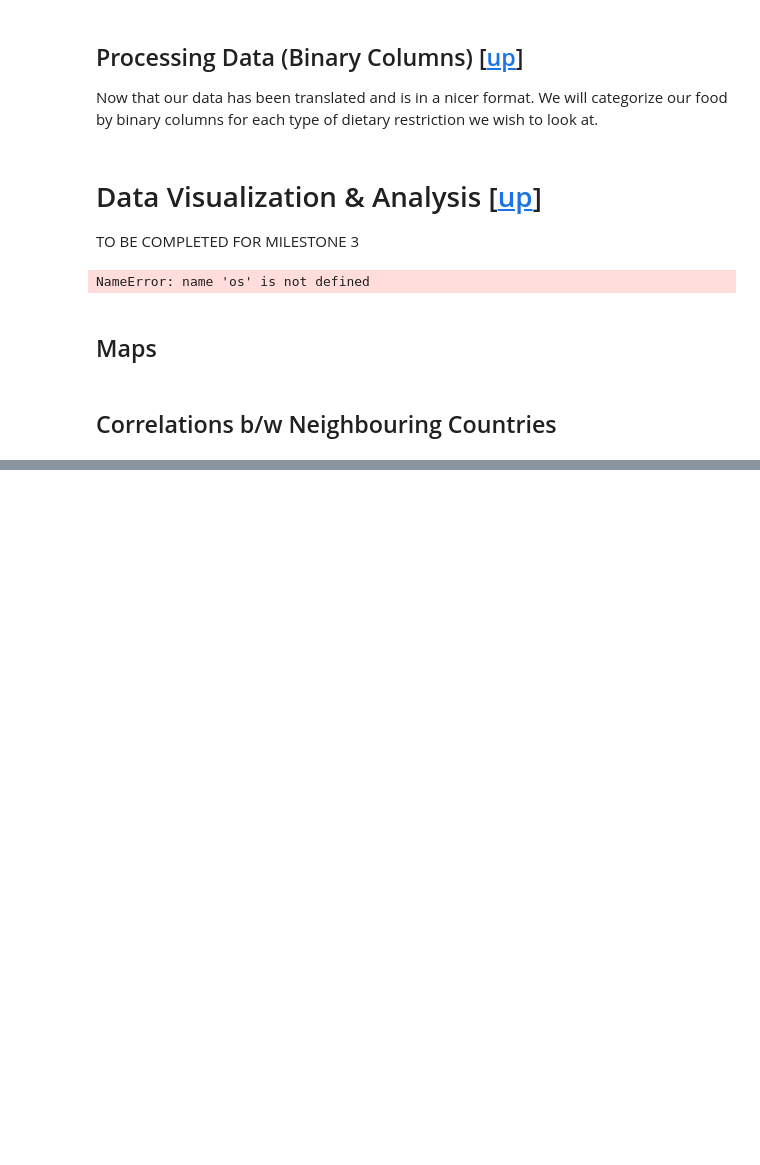
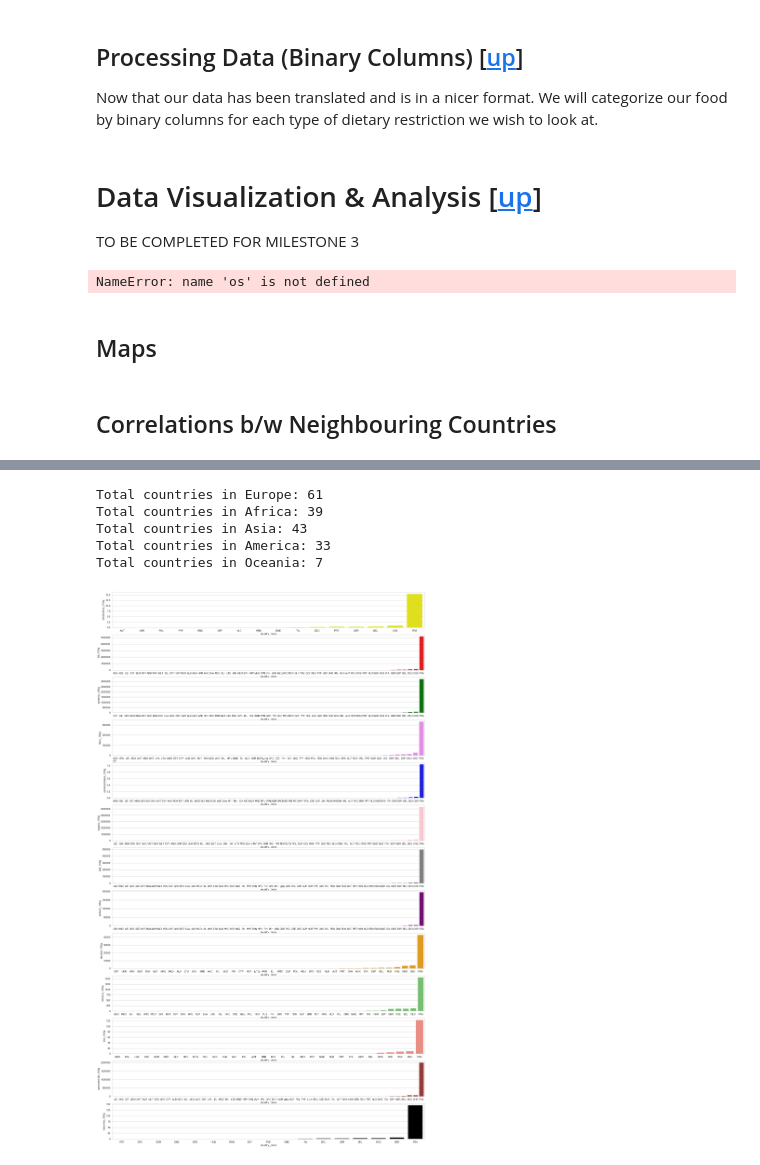
Before and after one commit to celine-y/open_food_facts, a Jupyter notebook: project.ipynb, the cells around one changed output, grey strips where cells are left out. Cells and saved outputs as stored; diff of their text form; code cells hidden in the pictures; blank space fills up the shorter version.

```diff
--- a/project.ipynb
+++ b/project.ipynb
@@ -1840,4 +1837,0 @@ We are going to plot only non-zero values, so that, we implemented the above fun
-# %%
-def before_plot (df, column):
-    values = df.loc[(df[column] != 0.0 )][[column]]
-    return values.sort_values(column, ascending=True)
@@ -1868,14 +1837,0 @@ correlation_df.head(5)
-# %%
-cholesterol = before_plot(countries_df,"cholesterol_100g")
-fat = before_plot(countries_df, "fat_100g")
-proteins = before_plot(countries_df, "proteins_100g")
-fiber = before_plot(countries_df, "fiber_100g")
-carbohydrates = before_plot(countries_df, "carbohydrates_100g")
-sugars = before_plot(countries_df, "sugars_100g")
-salt = before_plot(countries_df, "salt_100g")
-sodium = before_plot(countries_df, "sodium_100g")
-alcohol = before_plot(countries_df, "alcohol_100g")
-calcium = before_plot(countries_df, "calcium_100g")
-iron = before_plot(countries_df, "iron_100g")
-saturated_fat = before_plot(countries_df, "saturated-fat_100g")
-trans_fat = before_plot(countries_df, "trans-fat_100g")
@@ -2049,0 +1978,18 @@ plt.yticks(rotation=0)
+# %%
+europe_df = correlation_df[correlation_df['Continent'] == "Europe"].groupby(correlation_df['country_code']).sum()
+africa_df = correlation_df[correlation_df['Continent'] == "Africa"].groupby(correlation_df['country_code']).sum()
+asia_df = correlation_df[correlation_df['Continent'] == "Asia"].groupby(correlation_df['country_code']).sum()
+america_df = correlation_df[correlation_df['Continent'] == "America"].groupby(correlation_df['country_code']).sum()
+oceania_df = correlation_df[correlation_df['Continent'] == "Oceania"].groupby(correlation_df['country_code']).sum()
+# %%
+print("Total countries in Europe:", europe_df.shape[0])
+print("Total countries in Africa:", africa_df.shape[0])
+print("Total countries in Asia:", asia_df.shape[0])
+print("Total countries in America:", america_df.shape[0])
+print("Total countries in Oceania:", oceania_df.shape[0])
+# %% [output]
+Total countries in Europe: 61
+Total countries in Africa: 39
+Total countries in Asia: 43
+Total countries in America: 33
+Total countries in Oceania: 7
@@ -2050,3 +2040,25 @@ plt.yticks(rotation=0)
+# %%
+cholesterol, fat, proteins, fiber, carbohydrates, sugars, salt, sodium, alcohol, calcium, iron, saturated_fat, trans_fat = before_plot(europe_df)
+# %%
+f, axes = plt.subplots(13, 1, figsize=(25, 45), sharex=False)
+
+sns.barplot(x=cholesterol.index, y=cholesterol["cholesterol_100g"], color="yellow", ax=axes[0])
+sns.barplot(x=fat.index, y=fat["fat_100g"], color="red",ax=axes[1])
+sns.barplot(x=proteins.index, y=proteins["proteins_100g"], color="green",ax=axes[2])
+sns.barplot(x=fiber.index, y=fiber["fiber_100g"], color="violet",ax=axes[3])
+sns.barplot(x=carbohydrates.index, y=carbohydrates["carbohydrates_100g"], color="blue",ax=axes[4])
+sns.barplot(x=sugars.index, y=sugars["sugars_100g"], color="pink",ax=axes[5])
+sns.barplot(x=salt.index, y=salt["salt_100g"], color="grey",ax=axes[6])
+sns.barplot(x=sodium.index, y=sodium["sodium_100g"], color="purple", ax=axes[7])
+sns.barplot(x=alcohol.index, y=alcohol["alcohol_100g"], color="orange", ax=axes[8])
+sns.barplot(x=calcium.index, y=calcium["calcium_100g"], color="g", ax=axes[9])
+sns.barplot(x=iron.index, y=iron["iron_100g"], color="salmon", ax=axes[10])
+sns.barplot(x=saturated_fat.index, y=saturated_fat["saturated-fat_100g"],color="brown", ax=axes[11])
+sns.barplot(x=trans_fat.index, y=trans_fat["trans-fat_100g"], color="black", ax=axes[12])
+
+plt.show()
+# %% [output]
+[figure, added]
 # %%
 countries_df = correlation_df.groupby(correlation_df['country_code']).sum()
 countries_df.head()
```
Also changed, not shown: parts of 25 cells of this notebook.
